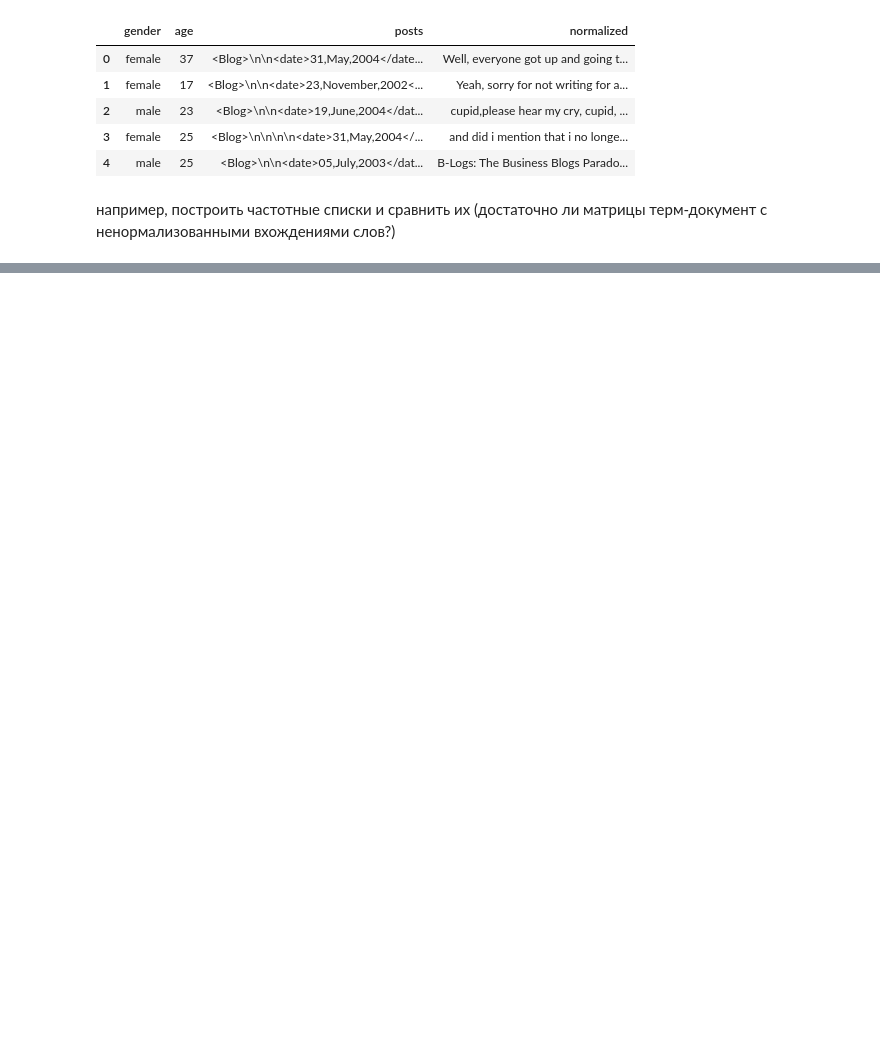
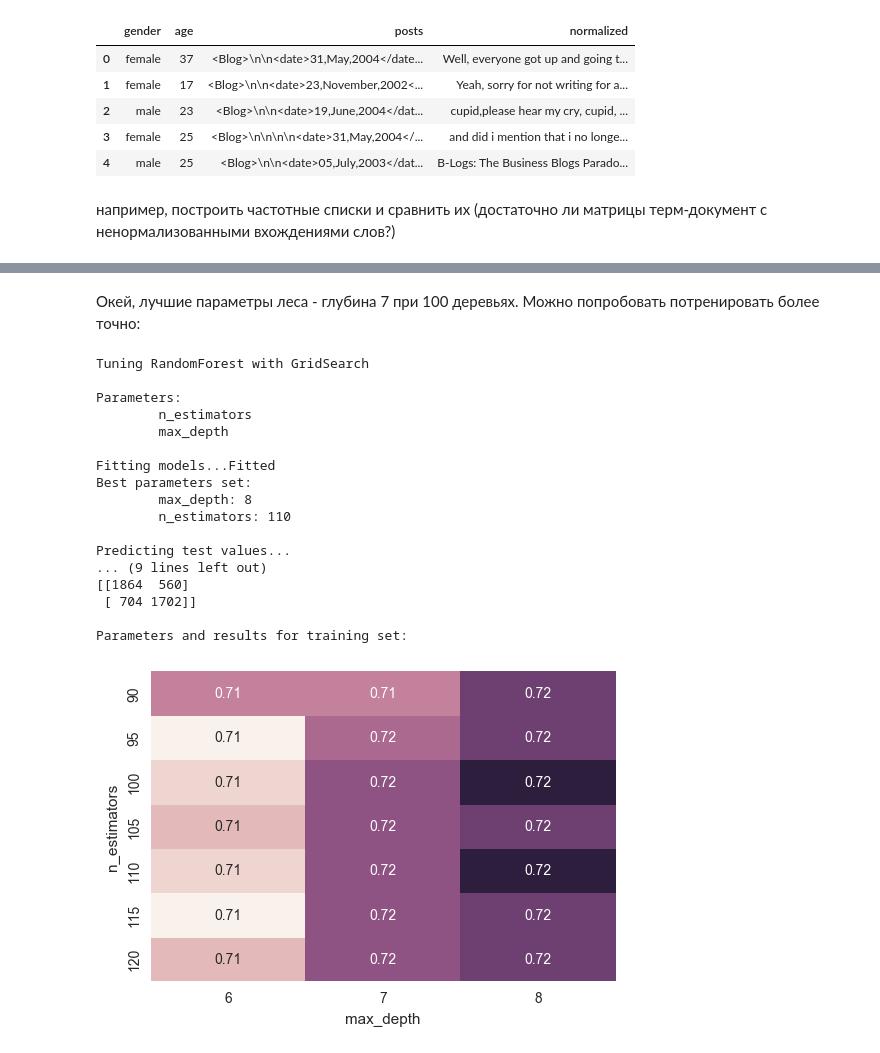
Before and after one commit to BasilisAndr/ml, a Jupyter notebook: logreghw.ipynb, the cells around one changed output, grey strips where cells are left out. Cells and saved outputs as stored; diff of their text form; code cells hidden in the pictures; blank space fills up the shorter version.

```diff
--- a/logreghw.ipynb
+++ b/logreghw.ipynb
@@ -62 +96,3 @@ tfidf = tfidf_transformer.fit_transform(cv_matrix)
+# %%
+data = pd.read_pickle('blogdata.pickle')
 # %%
@@ -67,0 +166,7 @@ X_train, X_test, y_train, y_test = train_test_split(tfidf, data['gender'])
+# %%
+# векторизовать
+# никаких дополнительных стоп-слов не добавляю, потому что это обычный текст на английском
+cv = CountVectorizer(preprocessor=WordNetLemmatizer().lemmatize, stop_words='english', min_df=2, max_df=0.95)
+cv = cv.fit_transform(data['normalized'])
+tfidf_transformer = TfidfTransformer()
+tfidf = tfidf_transformer.fit_transform(cv)
@@ -67,0 +176,10 @@ X_train, X_test, y_train, y_test = train_test_split(tfidf, data['gender'])
+# %%
+# baseline - рандомно приписываем класс
+def dummy_classifier(X):
+    res = [random.choice(['male', 'female']) for i in range(X.shape[0])]
+    return res
+prediction = dummy_classifier(X_test)
+print('Results:')
+print(classification_report(y_test, prediction))
+print('Confusion matrix:')
+print(confusion_matrix(y_test, prediction))
@@ -161,0 +264,25 @@ Confusion matrix:
+# %% [markdown]
+Окей, лучшие параметры леса - глубина 7 при 100 деревьях. Можно попробовать потренировать более точно:
+# %%
+forest = RandomForestClassifier(random_state=6, n_jobs=-1, error_score=np.NaN)
+parameters = {'n_estimators': list(range(90, 121, 5)), 'max_depth': [6, 7, 8]}
+how_to_train_your_model(forest, 'RandomForest', parameters)
+# %% [output]
+Tuning RandomForest with GridSearch
+
+Parameters:
+        n_estimators
+        max_depth
+
+Fitting models...Fitted
+Best parameters set:
+        max_depth: 8
+        n_estimators: 110
+
+Predicting test values...
+... (9 lines left out)
+[[1864  560]
+ [ 704 1702]]
+
+Parameters and results for training set:
+[figure, added]
```
Also changed, not shown: parts of 32 cells of this notebook.
